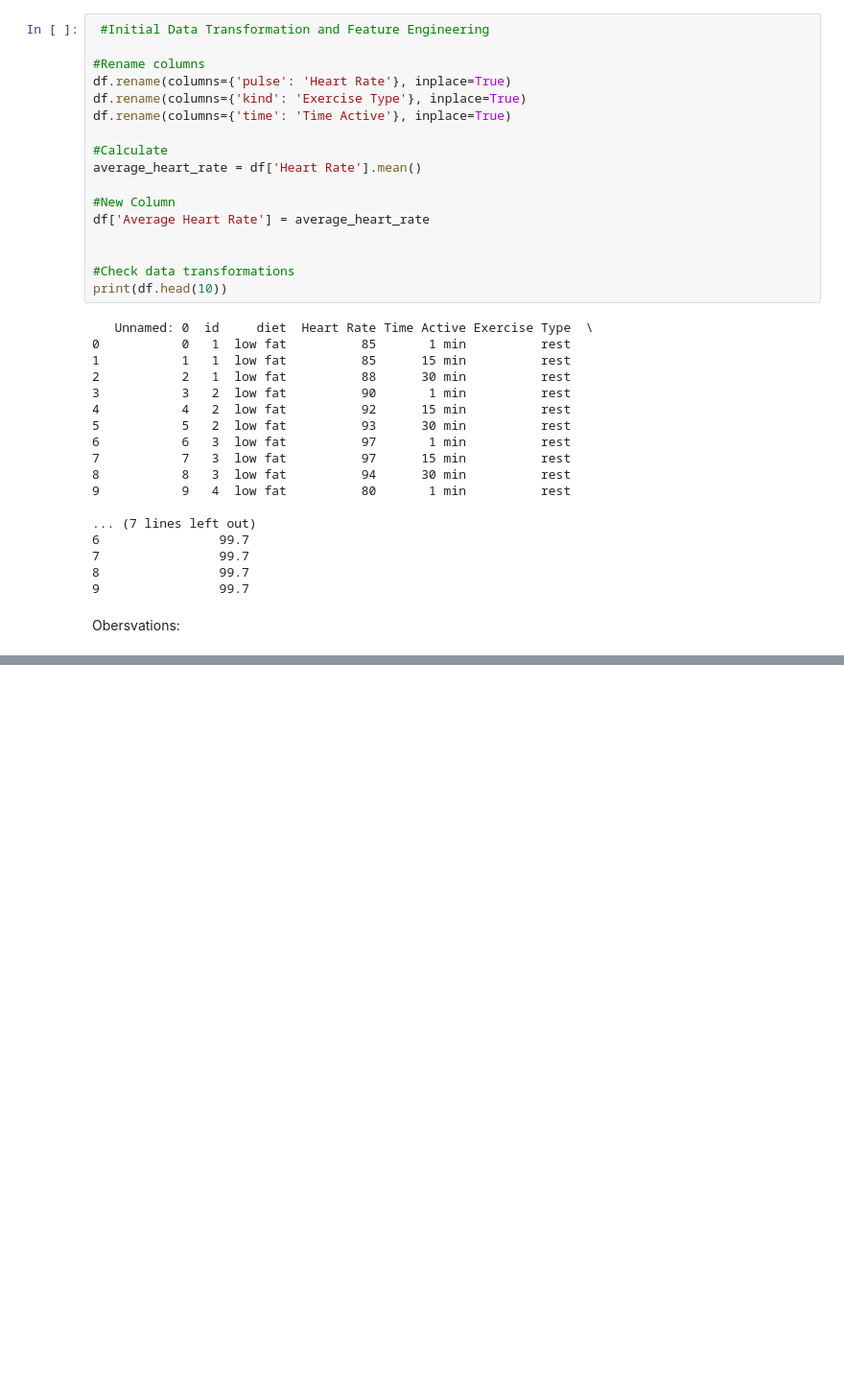
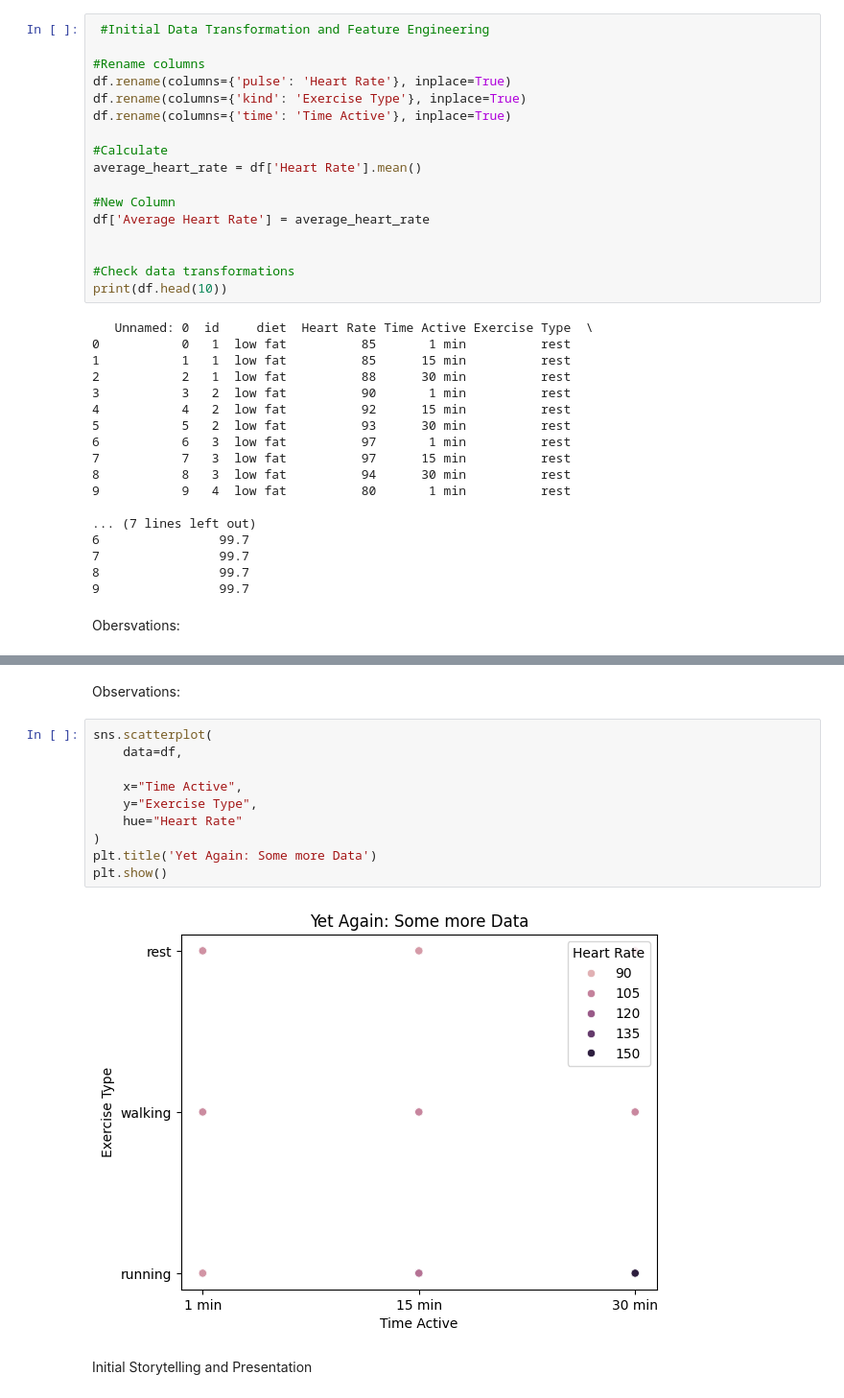
Before and after one commit to mindy0cruz/datafun-06-eda, a Jupyter notebook: mindycruz_eda.ipynb, the cells around one changed output, grey strips where cells are left out. Shown at 96% size. Saved outputs shown, nothing was run; the diff lists cells and outputs as text; blank space fills up the shorter version.

```diff
--- a/mindycruz_eda.ipynb
+++ b/mindycruz_eda.ipynb
@@ -132,0 +157,16 @@ Obersvations:
+# %% [markdown]
+Observations:
+# %%
+sns.scatterplot(
+    data=df,
+
+    x="Time Active",
+    y="Exercise Type",
+    hue="Heart Rate"
+)
+plt.title('Yet Again: Some more Data')
+plt.show()
+# %% [output]
+[figure, added]
+# %% [markdown]
+ Initial Storytelling and Presentation
```
Also changed, not shown: parts of 7 cells of this notebook.
